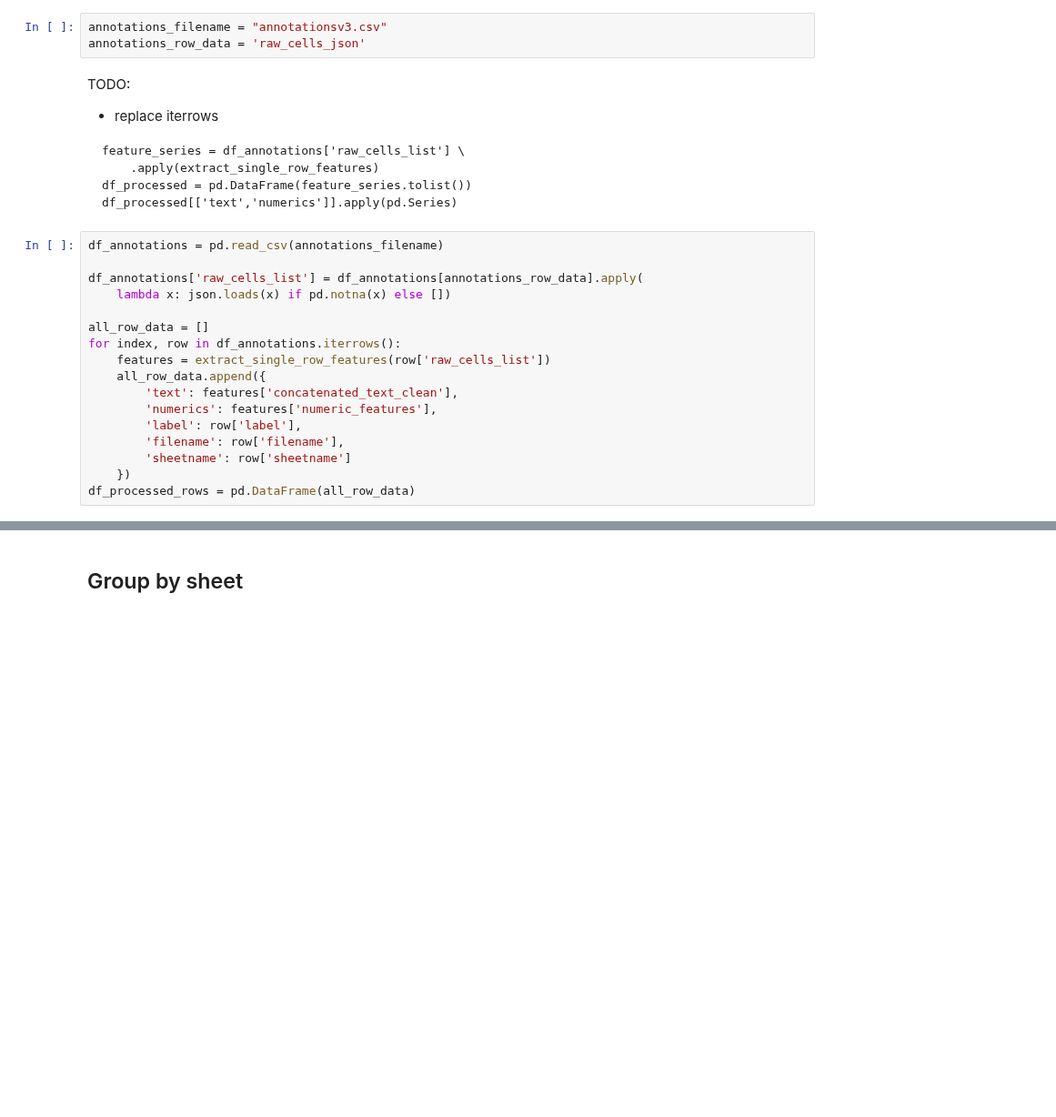
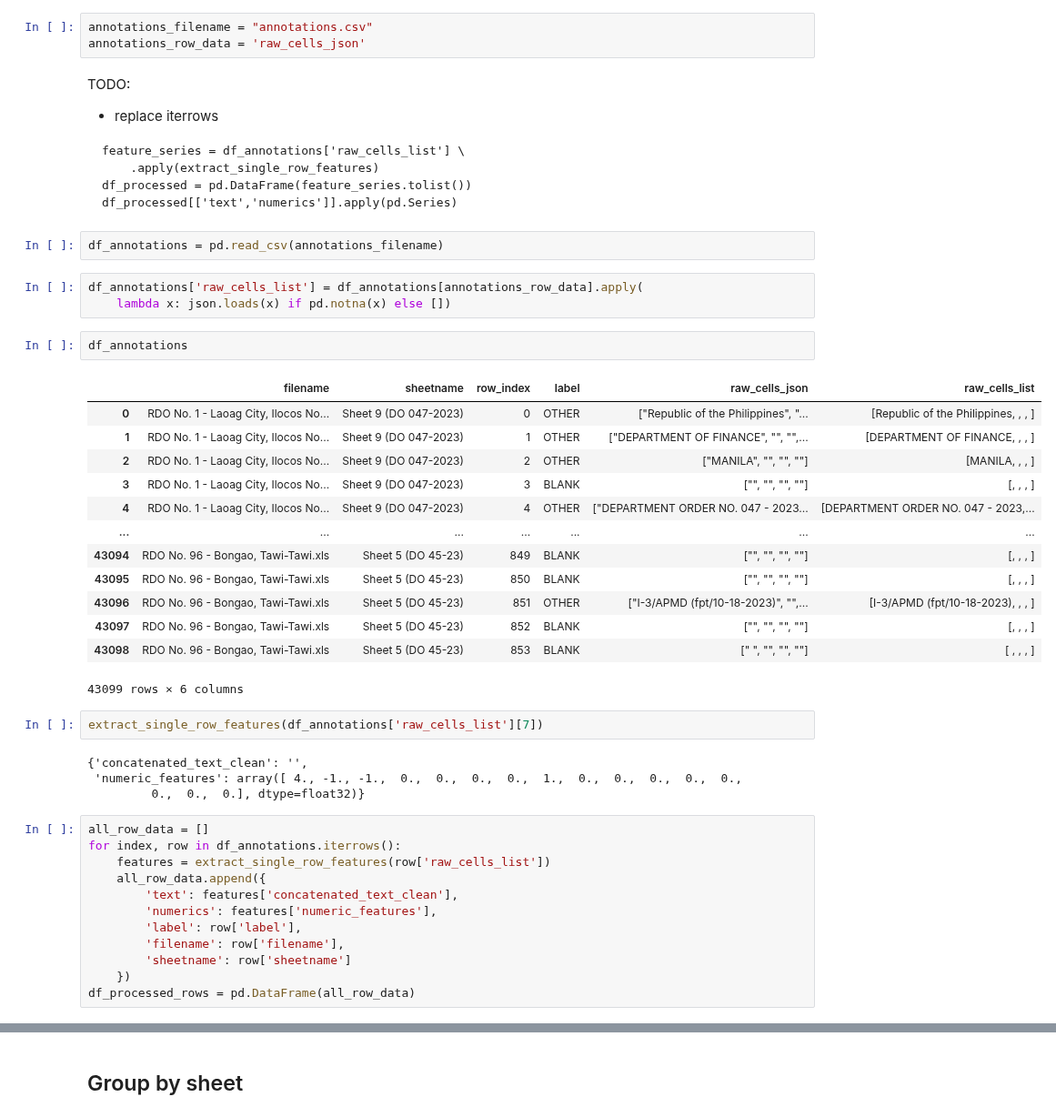
Before and after one commit to lansantuyo/bir-zl-scraping, a Jupyter notebook: annotation/model.ipynb, the cells around one changed output, grey strips where cells are left out. Shown at 91% size. Cells and saved outputs as stored; diff of their text form; blank space fills up the shorter version.

Commit message:
working annotation

````diff
--- a/annotation/model.ipynb
+++ b/annotation/model.ipynb
@@ -165,7 +188,7 @@ class TextVectorizer:
 # %% [markdown]
 ### Load annotations
 # %%
-annotations_filename = "annotationsv3.csv"
+annotations_filename = "annotations.csv"
 annotations_row_data = 'raw_cells_json'
 # %% [markdown]
 TODO:
@@ -176,12 +199,34 @@ feature_series = df_annotations['raw_cells_list'] \
 df_processed = pd.DataFrame(feature_series.tolist())
 df_processed[['text','numerics']].apply(pd.Series)
 ```
+# %%
+df_annotations = pd.read_csv(annotations_filename)
+# %%
+df_annotations['raw_cells_list'] = df_annotations[annotations_row_data].apply(
+    lambda x: json.loads(x) if pd.notna(x) else [])
+# %%
+df_annotations
+# %% [output]
+|  | filename | sheetname | row_index | label | raw_cells_json | raw_cells_list |
+| 0 | RDO No. 1 - Laoag City, Ilocos No... | Sheet 9 (DO 047-2023) | 0 | OTHER | ["Republic of the Philippines", "... | [Republic of the Philippines, , , ] |
+| 1 | RDO No. 1 - Laoag City, Ilocos No... | Sheet 9 (DO 047-2023) | 1 | OTHER | ["DEPARTMENT OF FINANCE", "", "",... | [DEPARTMENT OF FINANCE, , , ] |
+| 2 | RDO No. 1 - Laoag City, Ilocos No... | Sheet 9 (DO 047-2023) | 2 | OTHER | ["MANILA", "", "", ""] | [MANILA, , , ] |
+| 3 | RDO No. 1 - Laoag City, Ilocos No... | Sheet 9 (DO 047-2023) | 3 | BLANK | ["", "", "", ""] | [, , , ] |
+| 4 | RDO No. 1 - Laoag City, Ilocos No... | Sheet 9 (DO 047-2023) | 4 | OTHER | ["DEPARTMENT ORDER NO. 047 - 2023... | [DEPARTMENT ORDER NO. 047 - 2023,... |
+| ... | ... | ... | ... | ... | ... | ... |
+| 43094 | RDO No. 96 - Bongao, Tawi-Tawi.xls | Sheet 5 (DO 45-23) | 849 | BLANK | ["", "", "", ""] | [, , , ] |
+| 43095 | RDO No. 96 - Bongao, Tawi-Tawi.xls | Sheet 5 (DO 45-23) | 850 | BLANK | ["", "", "", ""] | [, , , ] |
+| 43096 | RDO No. 96 - Bongao, Tawi-Tawi.xls | Sheet 5 (DO 45-23) | 851 | OTHER | ["I-3/APMD (fpt/10-18-2023)", "",... | [I-3/APMD (fpt/10-18-2023), , , ] |
+| 43097 | RDO No. 96 - Bongao, Tawi-Tawi.xls | Sheet 5 (DO 45-23) | 852 | BLANK | ["", "", "", ""] | [, , , ] |
+| 43098 | RDO No. 96 - Bongao, Tawi-Tawi.xls | Sheet 5 (DO 45-23) | 853 | BLANK | [" ", "", "", ""] | [ , , , ] |
+43099 rows × 6 columns
+# %%
+extract_single_row_features(df_annotations['raw_cells_list'][7])
+# %% [output]
+{'concatenated_text_clean': '',
+ 'numeric_features': array([ 4., -1., -1.,  0.,  0.,  0.,  0.,  1.,  0.,  0.,  0.,  0.,  0.,
+         0.,  0.,  0.], dtype=float32)}
 # %%
-df_annotations = pd.read_csv(annotations_filename)
-
-df_annotations['raw_cells_list'] = df_annotations[annotations_row_data].apply(
-    lambda x: json.loads(x) if pd.notna(x) else [])
-
 all_row_data = []
 for index, row in df_annotations.iterrows():
     features = extract_single_row_features(row['raw_cells_list'])
````
Also changed, not shown: parts of 37 cells of this notebook, 1 other file.
